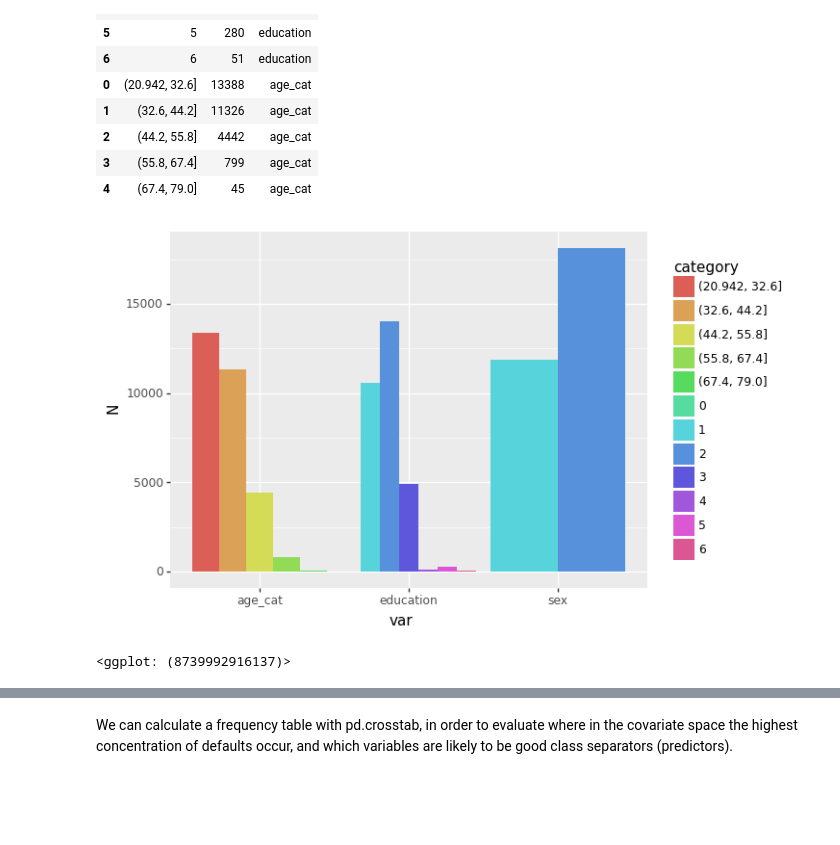
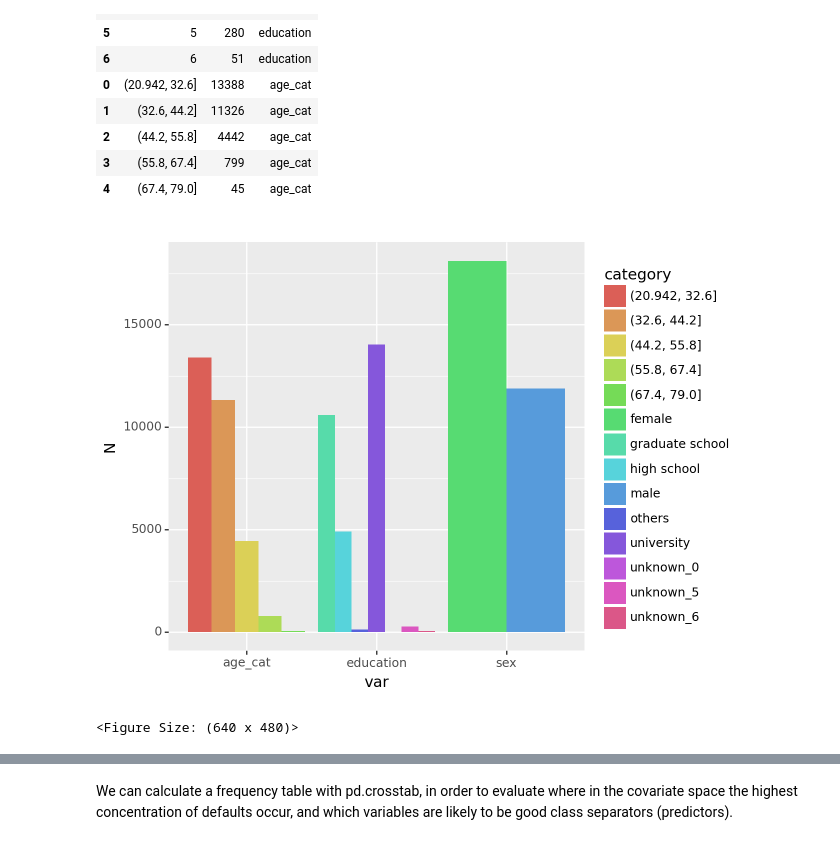
Before and after one commit to riccardopinosio/DDB_AI, a Jupyter notebook: credit_risk_case_study/EDA.ipynb, the cells around one changed output, grey strips where cells are left out. Cells and saved outputs as stored; diff of their text form; code cells hidden in the pictures; blank space fills up the shorter version.

```diff
--- a/credit_risk_case_study/EDA.ipynb
+++ b/credit_risk_case_study/EDA.ipynb
@@ -172,7 +187,7 @@ array(['1', '2', '3', '0'], dtype=object)
 array(['2', '1'], dtype=object)
 array(['2', '1', '3', '5', '4', '6', '0'], dtype=object)
 # %%
-class NameRemapper(object):
+def NameRemapper(df, copy=True):
     renamings = {
         'sex': {
             '1': 'male',
@@ -194,16 +209,12 @@ class NameRemapper(object):
             '3': 'others'
         }
     }
-
-    def rename_columns(self, df, copy=True):
-        if copy is True:
-            df = df.copy()
-        for i in self.renamings.keys():
-            if i in df.columns:
-                df[i] = df[i].map(self.renamings[i])
-        return df
-
-name_remapper = NameRemapper()
+    if copy is True:
+        df = df.copy()
+    for i in renamings.keys():
+        if i in df.columns:
+            df[i] = df[i].map(renamings[i])
+    return df
 # %%
 (
     credit_card_df.groupby('default')
@@ -240,7 +251,7 @@ def generate_freq_table(df, variable = ['sex', 'education']):
     dfs = []
     for i in variable:
         df_count = (
-            df.groupby(i)
+            df.groupby(i, observed=False)
             .size()
             .reset_index(name='N')
             .assign(var = i)
@@ -275,8 +286,8 @@ def generate_freq_plot(freq_table):
         geom_col(stat='identity', position='dodge')
     )
 # %%
-generate_freq_plot(generate_freq_table(credit_card_df, [ 'sex', 'education', 'age_cat']))
+generate_freq_plot(generate_freq_table(NameRemapper(credit_card_df), [ 'sex', 'education', 'age_cat']))
 # %% [output]
-[figure, old version]
+[figure, new version]
-<ggplot: (8739992916137)>
+<Figure Size: (640 x 480)>
 # %%
```
Also changed, not shown: parts of 21 cells of this notebook, 1 other file.
